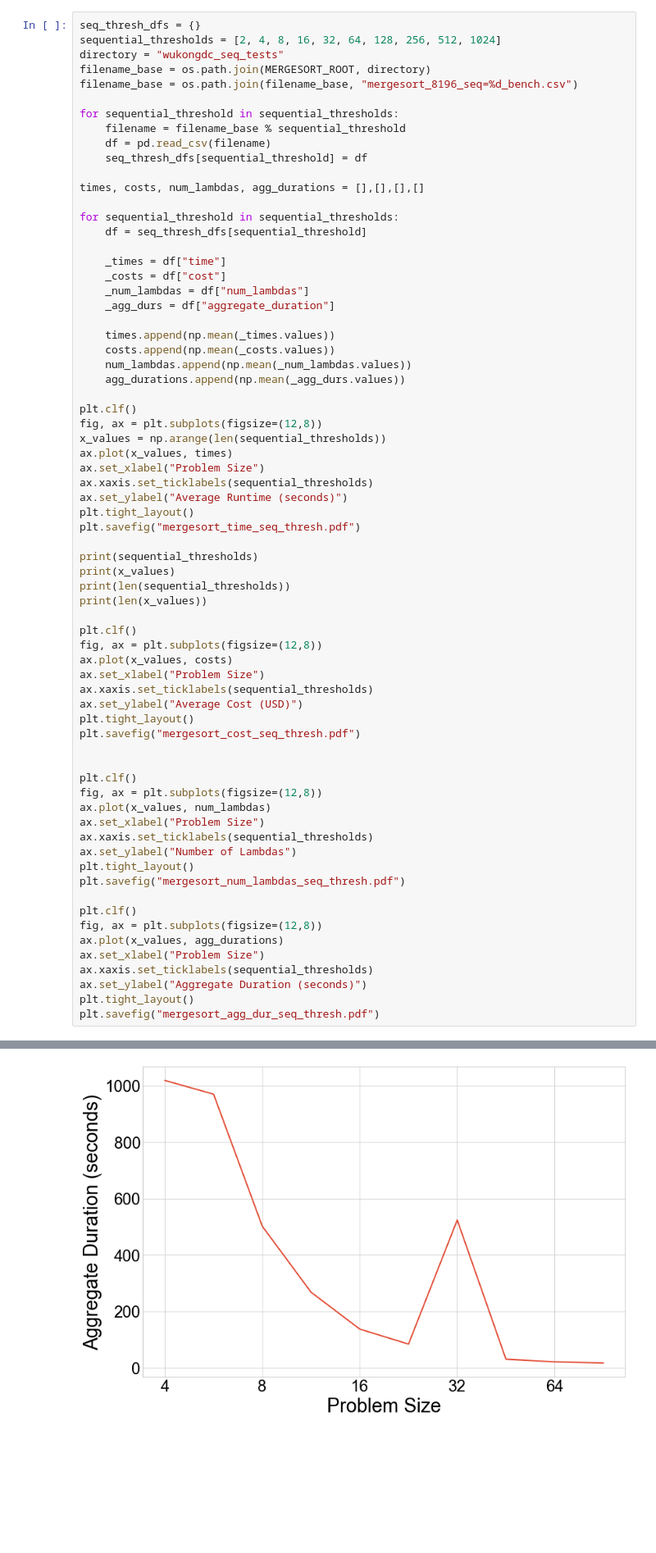
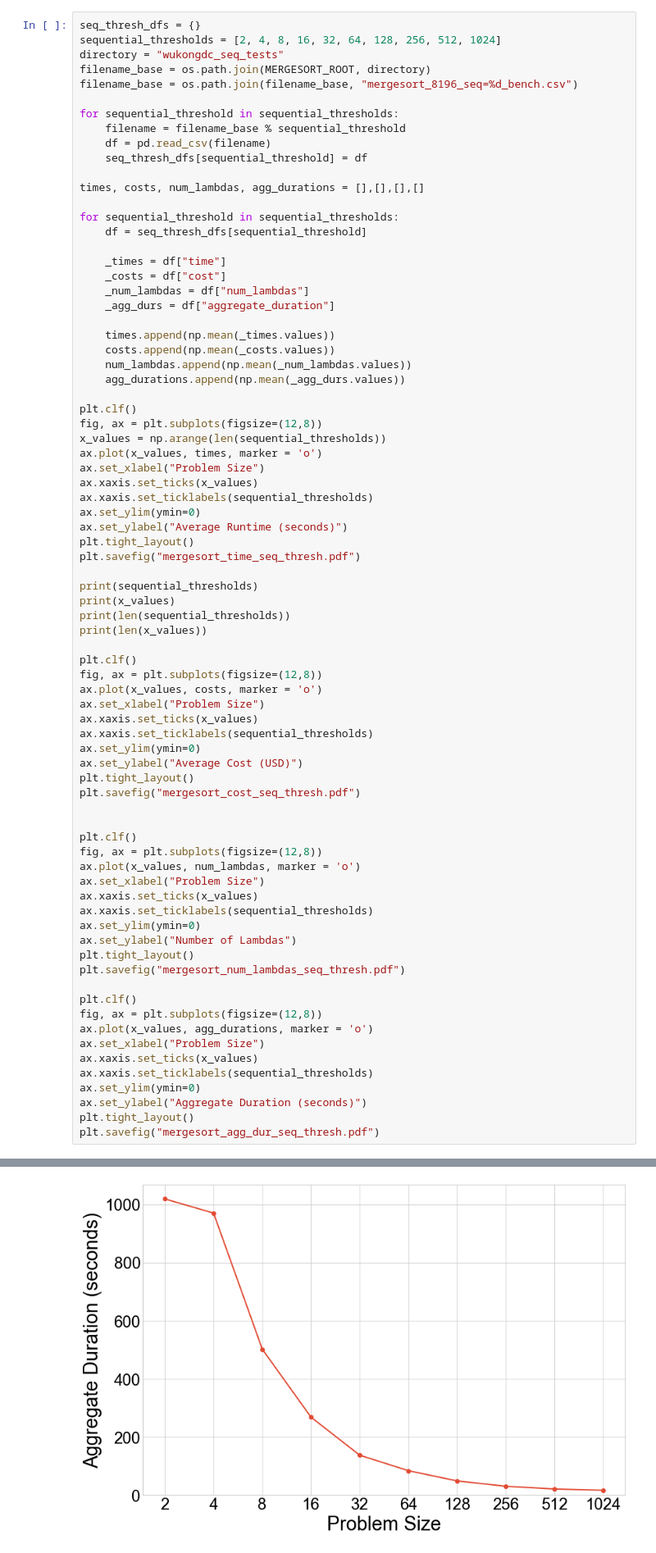
Before and after one commit to Scusemua/WukongDynamic, a Jupyter notebook: Python/data/analysis.ipynb, the cells around one changed output, grey strips where cells are left out. Shown at 82% size. Cells and saved outputs as stored; diff of their text form; blank space fills up the shorter version.

Commit message:
Made plots all start at 0 on y-axis, confidence values + p values.

```diff
--- a/Python/data/analysis.ipynb
+++ b/Python/data/analysis.ipynb
@@ -348,9 +352,11 @@ for sequential_threshold in sequential_thresholds:
 plt.clf()
 fig, ax = plt.subplots(figsize=(12,8))
 x_values = np.arange(len(sequential_thresholds))
-ax.plot(x_values, times)
+ax.plot(x_values, times, marker = 'o')
 ax.set_xlabel("Problem Size")
+ax.xaxis.set_ticks(x_values)
 ax.xaxis.set_ticklabels(sequential_thresholds)
+ax.set_ylim(ymin=0)
 ax.set_ylabel("Average Runtime (seconds)")
 plt.tight_layout()
 plt.savefig("mergesort_time_seq_thresh.pdf")
@@ -362,40 +368,46 @@ print(len(x_values))
 
 plt.clf()
 fig, ax = plt.subplots(figsize=(12,8))
-ax.plot(x_values, costs)
+ax.plot(x_values, costs, marker = 'o')
 ax.set_xlabel("Problem Size")
+ax.xaxis.set_ticks(x_values)
 ax.xaxis.set_ticklabels(sequential_thresholds)
+ax.set_ylim(ymin=0)
 ax.set_ylabel("Average Cost (USD)")
 plt.tight_layout()
 plt.savefig("mergesort_cost_seq_thresh.pdf")
 
 
 plt.clf()
 fig, ax = plt.subplots(figsize=(12,8))
-ax.plot(x_values, num_lambdas)
+ax.plot(x_values, num_lambdas, marker = 'o')
 ax.set_xlabel("Problem Size")
+ax.xaxis.set_ticks(x_values)
 ax.xaxis.set_ticklabels(sequential_thresholds)
+ax.set_ylim(ymin=0)
 ax.set_ylabel("Number of Lambdas")
 plt.tight_layout()
 plt.savefig("mergesort_num_lambdas_seq_thresh.pdf")
 
 plt.clf()
 fig, ax = plt.subplots(figsize=(12,8))
-ax.plot(x_values, agg_durations)
+ax.plot(x_values, agg_durations, marker = 'o')
 ax.set_xlabel("Problem Size")
+ax.xaxis.set_ticks(x_values)
 ax.xaxis.set_ticklabels(sequential_thresholds)
+ax.set_ylim(ymin=0)
 ax.set_ylabel("Aggregate Duration (seconds)")
 plt.tight_layout()
 plt.savefig("mergesort_agg_dur_seq_thresh.pdf")
 # %% [output]
 [2, 4, 8, 16, 32, 64, 128, 256, 512, 1024]
 [0 1 2 3 4 5 6 7 8 9]
 10
 10
 <Figure size 432x288 with 0 Axes>
 <Figure size 864x576 with 0 Axes>
 <Figure size 864x576 with 0 Axes>
 <Figure size 864x576 with 0 Axes>
-[figure, old version]
+[figure, new version]
 # %% [markdown]
 ## Testing for statistical significance
```
Also changed, not shown: parts of 7 cells of this notebook, 16 other files.
